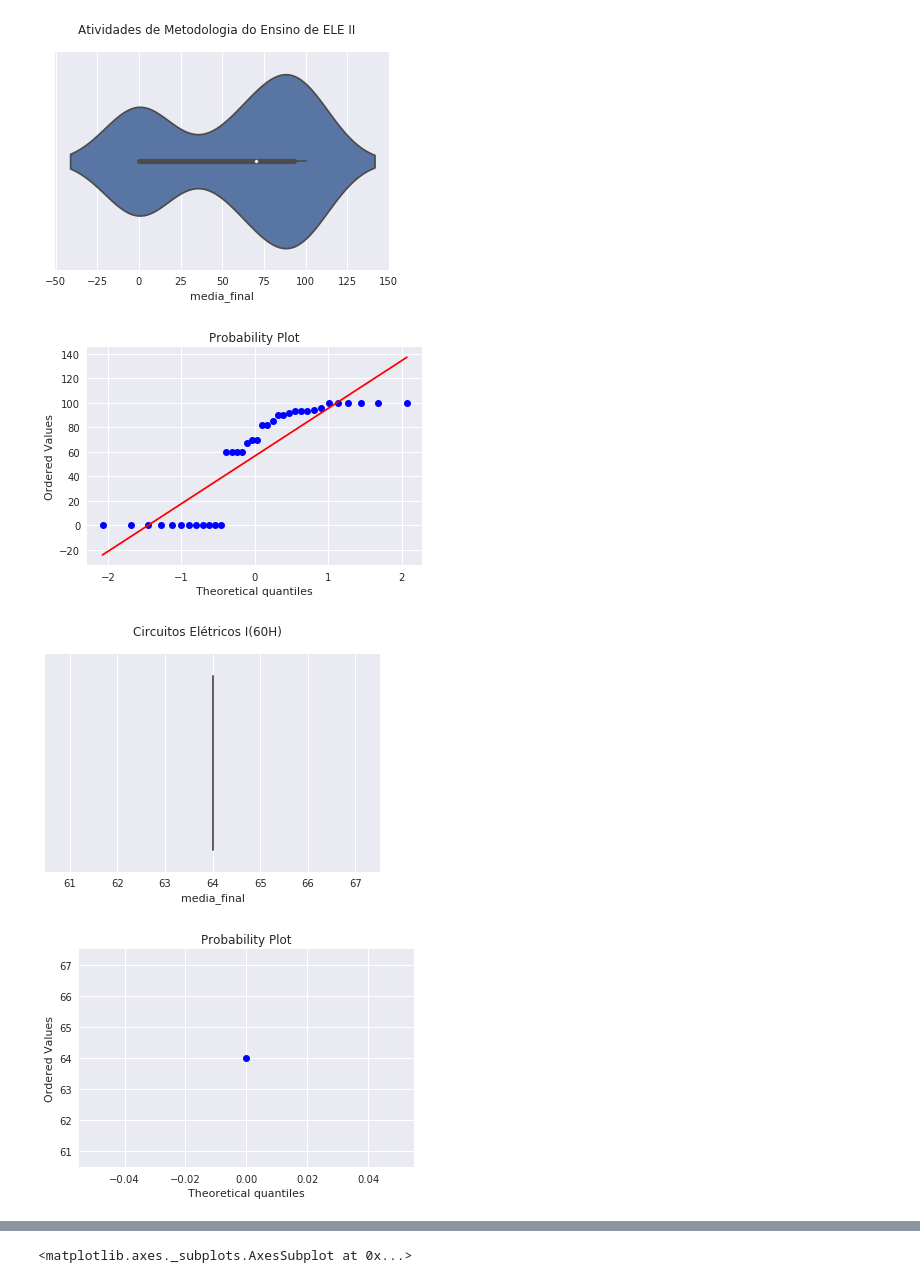
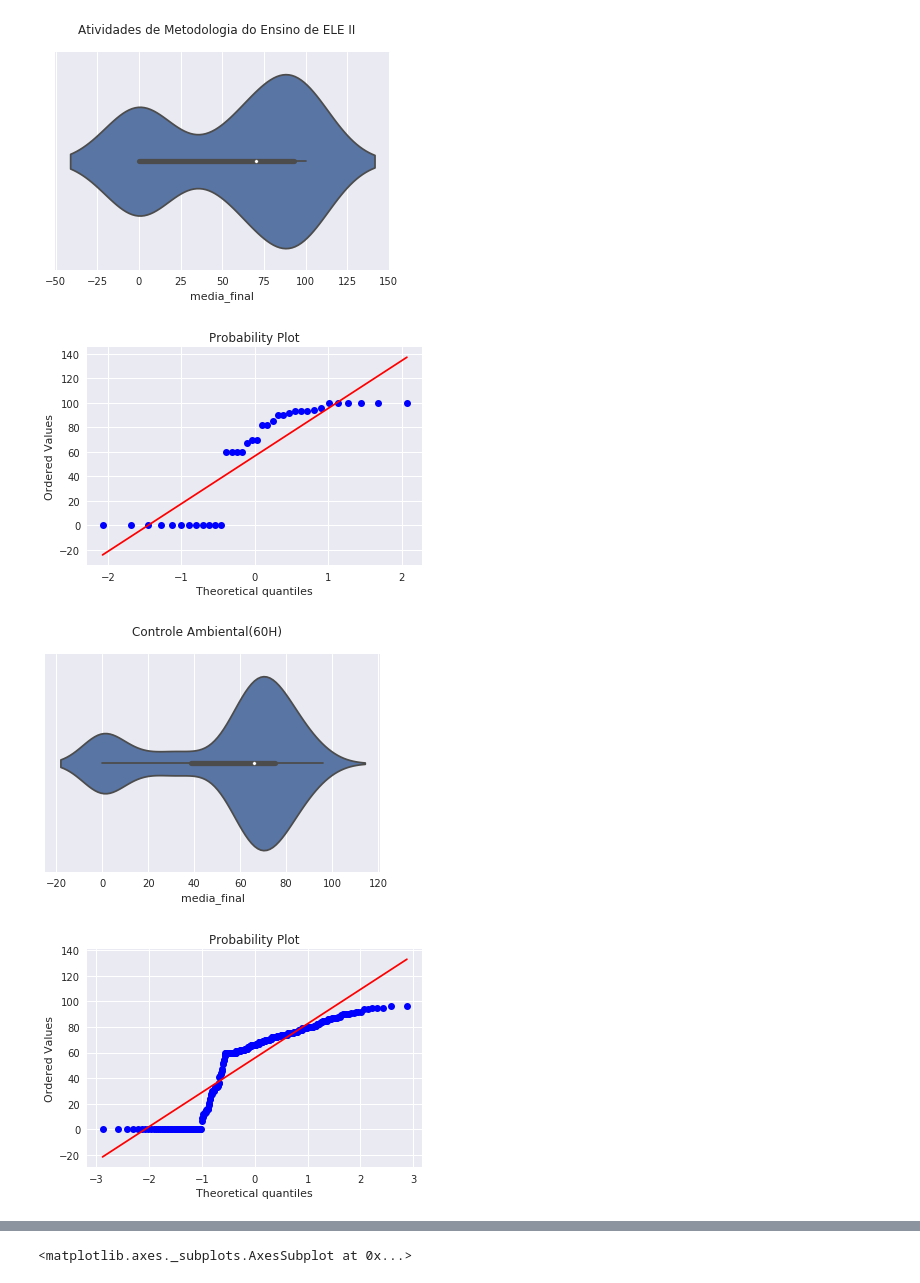
Before and after one commit to tmedeirosb/modelo_ifrn, a Jupyter notebook: Artigo_WCDE17.ipynb, the cells around one changed output, grey strips where cells are left out. Cells and saved outputs as stored; diff of their text form; code cells hidden in the pictures.

```diff
--- a/Artigo_WCDE17.ipynb
+++ b/Artigo_WCDE17.ipynb
@@ -50,38 +77,45 @@ plt.close('all')
 
 cnt = 0
 
+#array para guardar o R o qual representa o erro do ajuste com a Normal. Quanto mais próximo de 1, mais próximo está da normal
 r = []
 i = []
 
 #loop sobre cada disciplina
 for index1, group1 in dados.groupby(['descricao_historico']):
+
+    #restrição mínima de 10 instâncias
+    if dados[dados.descricao_historico == index1]['media_final'].count() < 10:
+        continue
+
+
     fig = plt.figure()
     sns.plt.suptitle(index1)
     sns.violinplot(dados[dados.descricao_historico == index1]['media_final'])
 
     fig = plt.figure()
     o, res = stats.probplot(dados[dados.descricao_historico == index1]['media_final'], plot=plt)
     r.append(res[2])
     i.append(index1)
 
     cnt += 1
     if cnt == 5:
         break
 
 df = pd.DataFrame(data=r, index=i)
 
 fig = plt.figure()
-df.plot.bar()
+df.plot.bar(title='Ajuste R')
 # %% [output]
 <matplotlib.axes._subplots.AxesSubplot at 0x...>
 [figure]
 [figure]
 [figure]
 [figure]
 [figure]
 [figure]
 [figure]
 [figure]
-[figure, old version]
+[figure, new version]
-[figure, old version]
+[figure, new version]
 <matplotlib.figure.Figure at 0x...>
```
Also changed, not shown: parts of 31 cells of this notebook.
